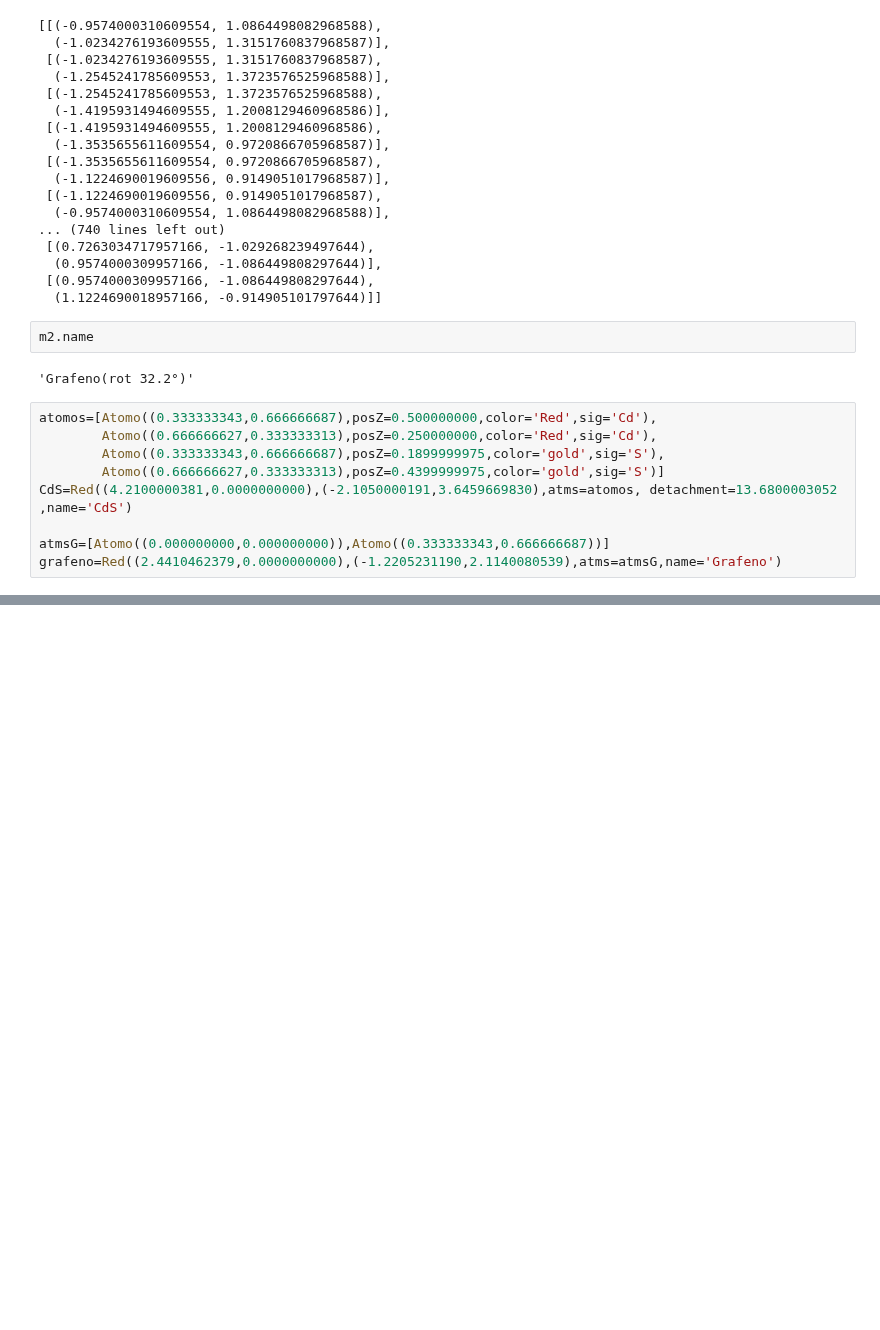
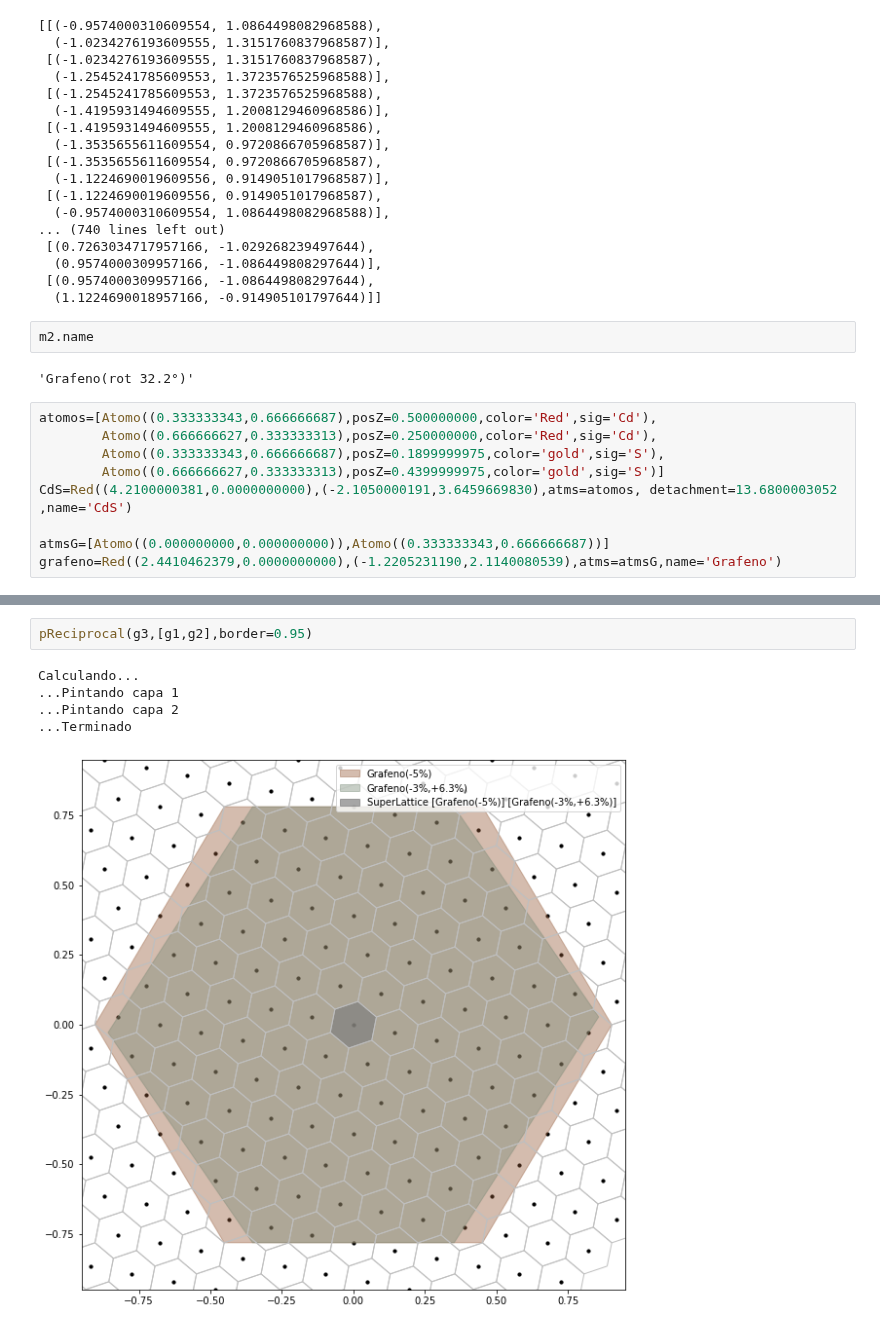
Before and after one commit to OssielAg/SS, a Jupyter notebook: SuperCell/FBZ.ipynb, the cells around one changed output, grey strips where cells are left out. Drawn from its saved outputs; the diff is of its cells as text; blank space fills up the shorter version.

```diff
--- a/SuperCell/FBZ.ipynb
+++ b/SuperCell/FBZ.ipynb
@@ -308 +415,9 @@ g3.showXY(3,3)
 1
+# %%
+pReciprocal(g3,[g1,g2],border=0.95)
+# %% [output]
+Calculando...
+...Pintando capa 1
+...Pintando capa 2
+...Terminado
+[figure, added]
```
Also changed, not shown: parts of 5 cells of this notebook, 8 other files.
